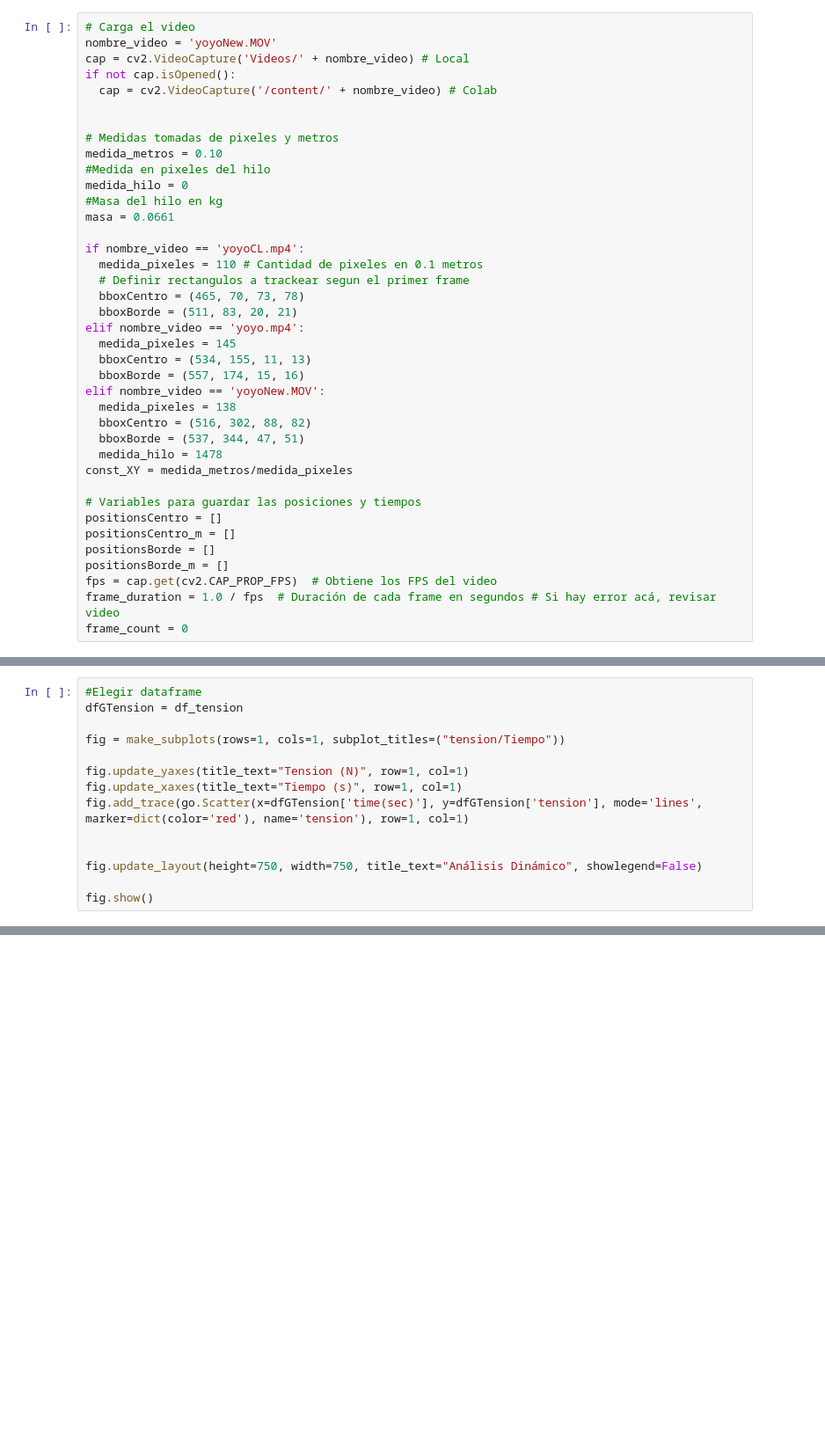
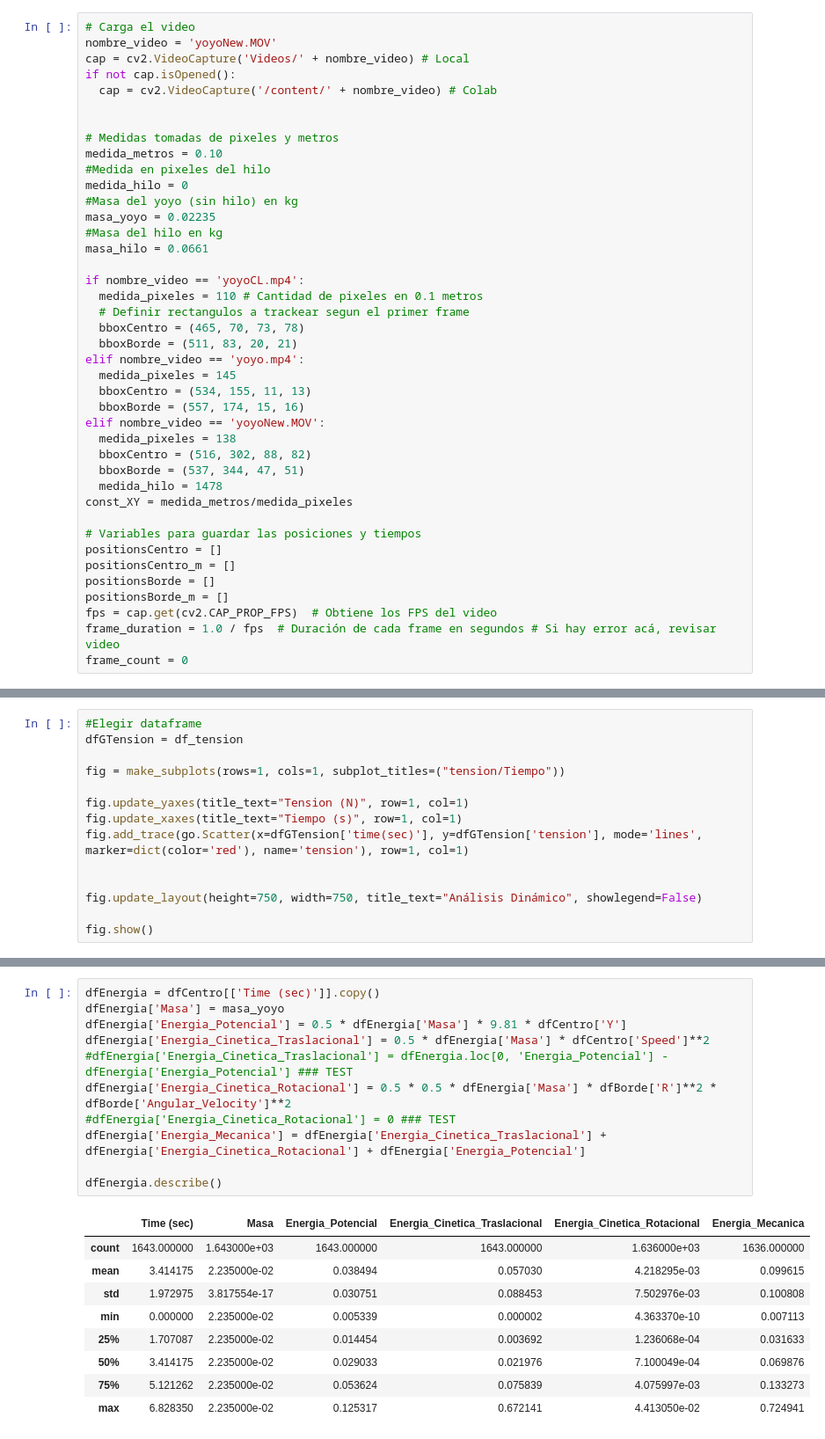
Before and after one commit to MatiOrtiz/proyecto-yoyo, a Jupyter notebook: YoYoTrack.ipynb, the cells around one changed output, grey strips where cells are left out. Shown at 88% size. Saved outputs shown, nothing was run; the diff lists cells and outputs as text; blank space fills up the shorter version.

Commit message:
Energia en funcion de masa constante

```diff
--- a/YoYoTrack.ipynb
+++ b/YoYoTrack.ipynb
@@ -37,8 +31,10 @@ if not cap.isOpened():
 medida_metros = 0.10
 #Medida en pixeles del hilo
 medida_hilo = 0
+#Masa del yoyo (sin hilo) en kg
+masa_yoyo = 0.02235
 #Masa del hilo en kg
-masa = 0.0661
+masa_hilo = 0.0661
 
 if nombre_video == 'yoyoCL.mp4':
   medida_pixeles = 110 # Cantidad de pixeles en 0.1 metros
@@ -564,0 +554,21 @@ fig.show()
+# %%
+dfEnergia = dfCentro[['Time (sec)']].copy()
+dfEnergia['Masa'] = masa_yoyo
+dfEnergia['Energia_Potencial'] = 0.5 * dfEnergia['Masa'] * 9.81 * dfCentro['Y']
+dfEnergia['Energia_Cinetica_Traslacional'] = 0.5 * dfEnergia['Masa'] * dfCentro['Speed']**2
+#dfEnergia['Energia_Cinetica_Traslacional'] = dfEnergia.loc[0, 'Energia_Potencial'] - dfEnergia['Energia_Potencial'] ### TEST
+dfEnergia['Energia_Cinetica_Rotacional'] = 0.5 * 0.5 * dfEnergia['Masa'] * dfBorde['R']**2 * dfBorde['Angular_Velocity']**2
+#dfEnergia['Energia_Cinetica_Rotacional'] = 0 ### TEST
+dfEnergia['Energia_Mecanica'] = dfEnergia['Energia_Cinetica_Traslacional'] + dfEnergia['Energia_Cinetica_Rotacional'] + dfEnergia['Energia_Potencial']
+
+dfEnergia.describe()
+# %% [output]
+|  | Time (sec) | Masa | Energia_Potencial | Energia_Cinetica_Traslacional | Energia_Cinetica_Rotacional | Energia_Mecanica |
+| count | 1643.000000 | 1.643000e+03 | 1643.000000 | 1643.000000 | 1.636000e+03 | 1636.000000 |
+| mean | 3.414175 | 2.235000e-02 | 0.038494 | 0.057030 | 4.218295e-03 | 0.099615 |
+| std | 1.972975 | 3.817554e-17 | 0.030751 | 0.088453 | 7.502976e-03 | 0.100808 |
+| min | 0.000000 | 2.235000e-02 | 0.005339 | 0.000002 | 4.363370e-10 | 0.007113 |
+| 25% | 1.707087 | 2.235000e-02 | 0.014454 | 0.003692 | 1.236068e-04 | 0.031633 |
+| 50% | 3.414175 | 2.235000e-02 | 0.029033 | 0.021976 | 7.100049e-04 | 0.069876 |
+| 75% | 5.121262 | 2.235000e-02 | 0.053624 | 0.075839 | 4.075997e-03 | 0.133273 |
+| max | 6.828350 | 2.235000e-02 | 0.125317 | 0.672141 | 4.413050e-02 | 0.724941 |
```
Also changed, not shown: parts of 8 cells of this notebook, 1 other file.
